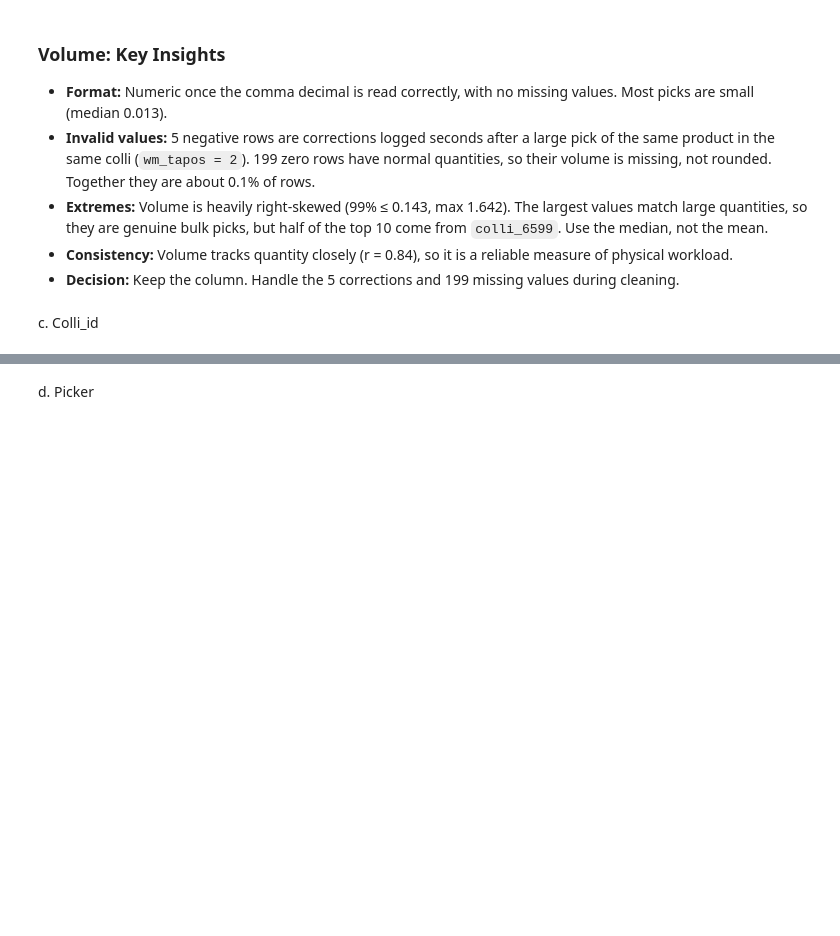
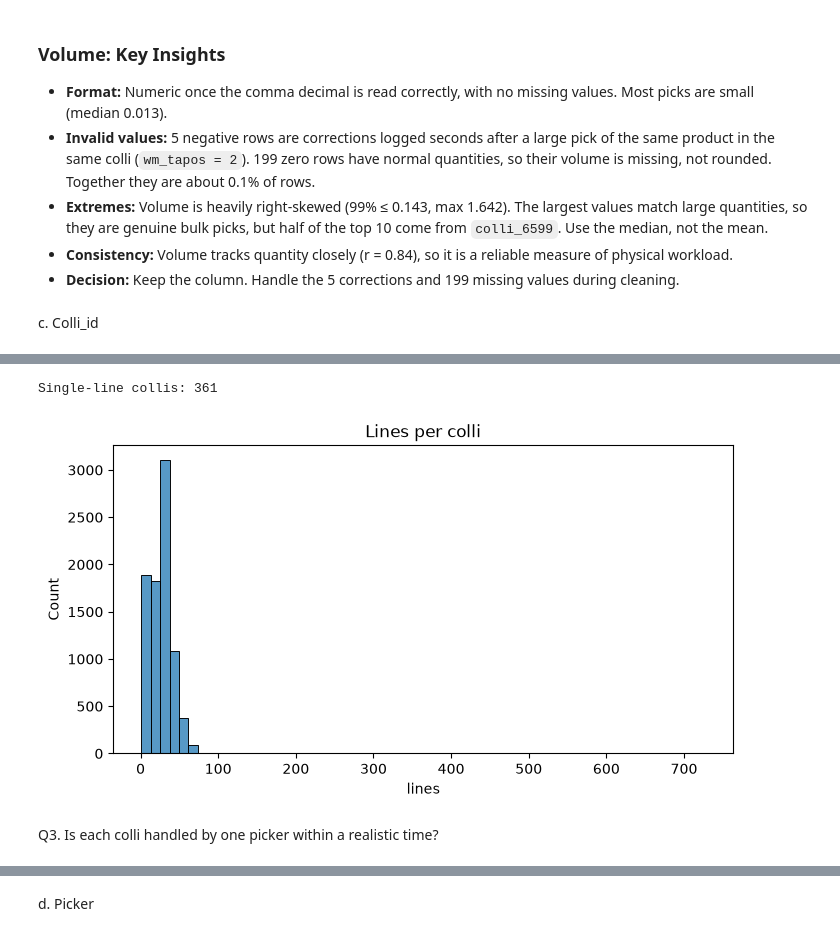
Before and after one commit to sunitapalubanjar/warehouse-efficiency-optimization, a Jupyter notebook: scripts/python/01_data_cleaning.ipynb, the cells around one changed output, grey strips where cells are left out. Drawn from its saved outputs; the diff is of its cells as text; code cells hidden in the pictures; blank space fills up the shorter version.

```diff
--- a/scripts/python/01_data_cleaning.ipynb
+++ b/scripts/python/01_data_cleaning.ipynb
@@ -298,0 +314,12 @@ c. Colli_id
+# %%
+# understand order size, the main measure of order complexity
+colli = logistics_df.groupby('collli_id').agg(
+    lines=('product_id', 'count'),
+    pickers=('picker', 'nunique'),
+    days=('calday', 'nunique'),
+    first_finish=('finish_time', lambda s: pd.to_datetime(s).min()),
+    last_finish=('finish_time', lambda s: pd.to_datetime(s).max())
+)
+colli['span_min'] = (colli['last_finish'] - colli['first_finish']).dt.total_seconds() / 60
+
+colli['lines'].describe(percentiles=[0.5, 0.9, 0.99])
@@ -298,0 +336,12 @@ c. Colli_id
+# %%
+print('Single-line collis:', (colli['lines'] == 1).sum())
+
+plt.figure(figsize=(8, 4))
+sns.histplot(colli['lines'], bins=60)
+plt.title('Lines per colli')
+plt.show()
+# %% [output]
+Single-line collis: 361
+[figure, added]
+# %% [markdown]
+Q3. Is each colli handled by one picker within a realistic time?
```
Also changed, not shown: parts of 24 cells of this notebook, 1 other file.
